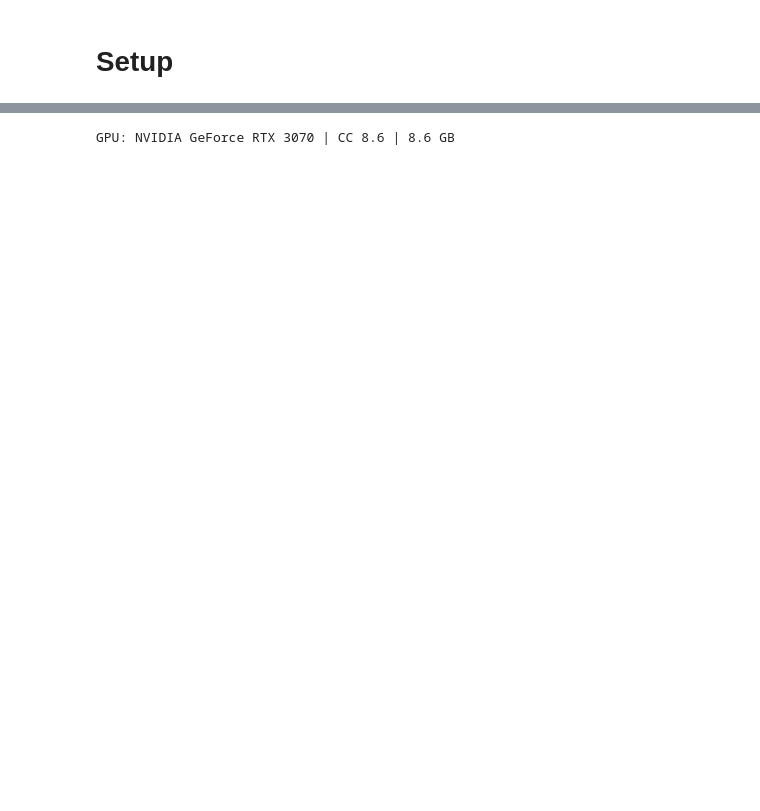
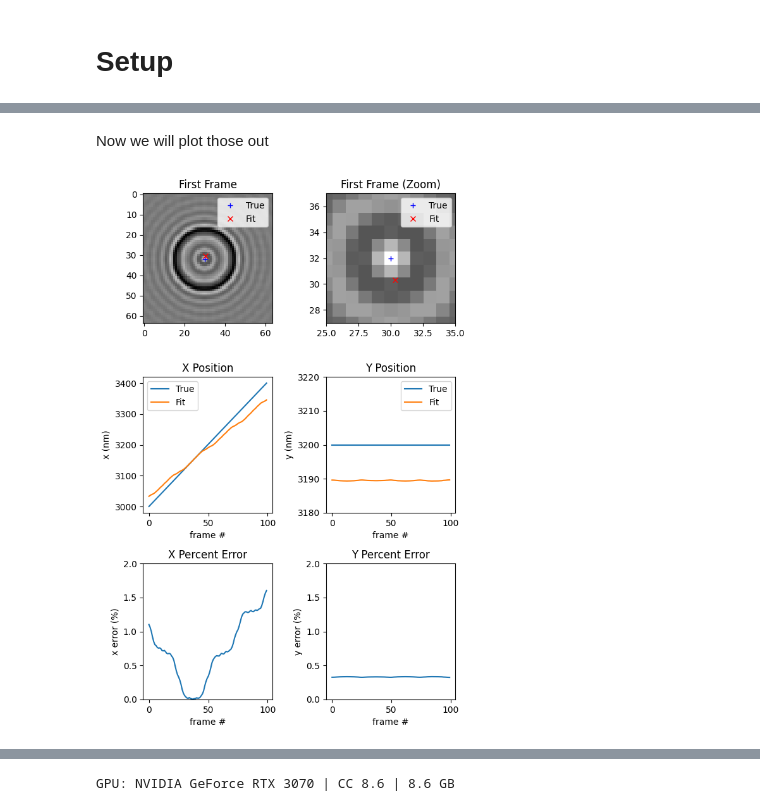
Before and after one commit to 7jameslondon/MagTrack, a Jupyter notebook: examples/examples.ipynb, the cells around one changed output, grey strips where cells are left out. Drawn from its saved outputs; the diff is of its cells as text; code cells hidden in the pictures; blank space fills up the shorter version.

```diff
--- a/examples/examples.ipynb
+++ b/examples/examples.ipynb
@@ -9,0 +60,6 @@ import matplotlib.pyplot as plt
+# %%
+x_fit, y_fit = magtrack.center_of_mass(stack, background="median")
+x_fit *= nm_per_px
+y_fit *= nm_per_px
+
+print(f'x: {x_fit}, y: {y_fit}')
@@ -9,0 +84,57 @@ import matplotlib.pyplot as plt
+# %% [markdown]
+Now we will plot those out
+# %%
+plt.figure(figsize=(6, 9))
+
+plt.subplot(3, 2, 1)
+plt.imshow(first_image, cmap='gray')
+plt.plot(x_true[0]/nm_per_px, y_true[0]/nm_per_px, 'b+', label='True')
+plt.plot(x_fit[0]/nm_per_px, x_fit[0]/nm_per_px, 'rx', label='Fit')
+plt.legend()
+plt.title('First Frame')
+
+plt.subplot(3, 2, 2)
+plt.imshow(first_image, cmap='gray')
+plt.plot(x_true[0]/nm_per_px, y_true[0]/nm_per_px, 'b+', label='True')
+plt.plot(x_fit[0]/nm_per_px, x_fit[0]/nm_per_px, 'rx', label='Fit')
+plt.xlim(x_true[0]/nm_per_px-5, x_true[0]/nm_per_px+5)
+plt.ylim(y_true[0]/nm_per_px-5, y_true[0]/nm_per_px+5)
+plt.legend()
+plt.title('First Frame (Zoom)')
+
+plt.subplot(3, 2, 3)
+plt.plot(x_true, label='True')
+plt.plot(x_fit, label='Fit')
+plt.legend()
+plt.title('X Position')
+plt.ylabel('x (nm)')
+plt.xlabel('frame #')
+plt.ylim(x_true.min()-20, x_true.max()+20)
+
+plt.subplot(3, 2, 4)
+plt.plot(y_true, label='True')
+plt.plot(y_fit, label='Fit')
+plt.legend()
+plt.title('Y Position')
+plt.ylabel('y (nm)')
+plt.xlabel('frame #')
+plt.ylim(y_true.min()-20, y_true.max()+20)
+
+plt.subplot(3, 2, 5)
+plt.plot(abs(x_true-x_fit)/x_true*100)
+plt.title('X Percent Error')
+plt.ylabel('x error (%)')
+plt.xlabel('frame #')
+plt.ylim(0, 2)
+
+plt.subplot(3, 2, 6)
+plt.plot(abs(y_true-y_fit)/y_true*100)
+plt.title('Y Percent Error')
+plt.ylabel('y error (%)')
+plt.xlabel('frame #')
+plt.ylim(0, 2)
+
+plt.tight_layout()
+plt.show()
+# %% [output]
+[figure, added]
```
Also changed, not shown: parts of 14 cells of this notebook.
